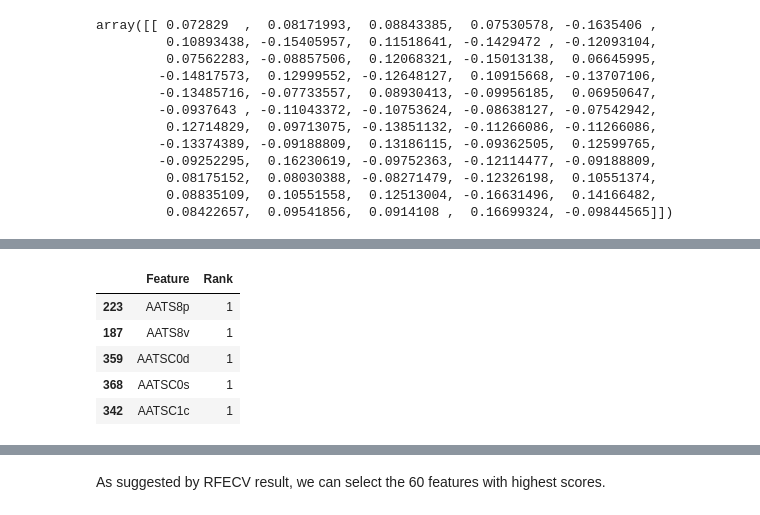
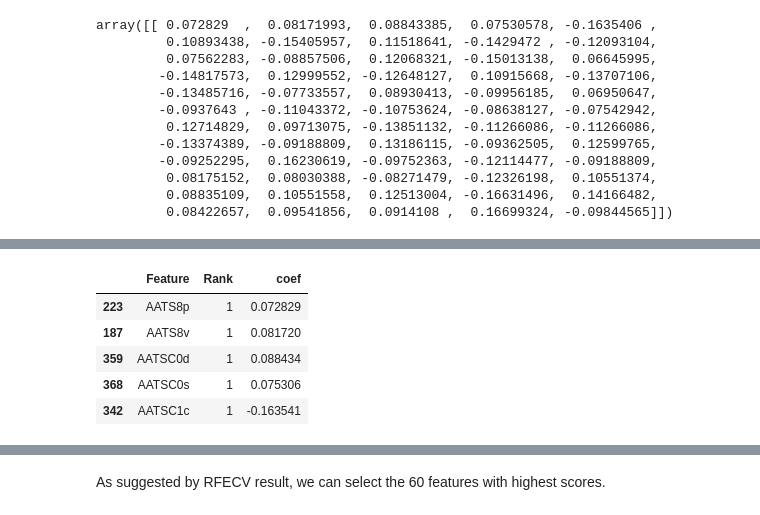
Before and after one commit to sjluozho/PV-Cell, a Jupyter notebook: PV_Cell/Data Cleaning/SelectFeatures_plt.ipynb, the cells around one changed output, grey strips where cells are left out. Drawn from its saved outputs; the diff is of its cells as text; code cells hidden in the pictures.

```diff
--- a/PV_Cell/Data Cleaning/SelectFeatures_plt.ipynb
+++ b/PV_Cell/Data Cleaning/SelectFeatures_plt.ipynb
@@ -456,12 +426,0 @@ Optimal number of features : 60
-# %%
-RFECVrank = modelREFCV.ranking_
-features60 = pd.DataFrame({'Feature':features_df.columns.values, 'Rank':RFECVrank}).sort_values('Rank')
-RFECV_df = features60[0:60].sort_values('Feature', ascending = True)
-RFECV_df.head()
-# %% [output]
-|  | Feature | Rank |
-| 223 | AATS8p | 1 |
-| 187 | AATS8v | 1 |
-| 359 | AATSC0d | 1 |
-| 368 | AATSC0s | 1 |
-| 342 | AATSC1c | 1 |
@@ -467,0 +429,9 @@ RFECV_df.head()
+# %%
+RFECV_df2.head()
+# %% [output]
+|  | Feature | Rank | coef |
+| 223 | AATS8p | 1 | 0.072829 |
+| 187 | AATS8v | 1 | 0.081720 |
+| 359 | AATSC0d | 1 | 0.088434 |
+| 368 | AATSC0s | 1 | 0.075306 |
+| 342 | AATSC1c | 1 | -0.163541 |
```
Also changed, not shown: parts of 19 cells of this notebook.
